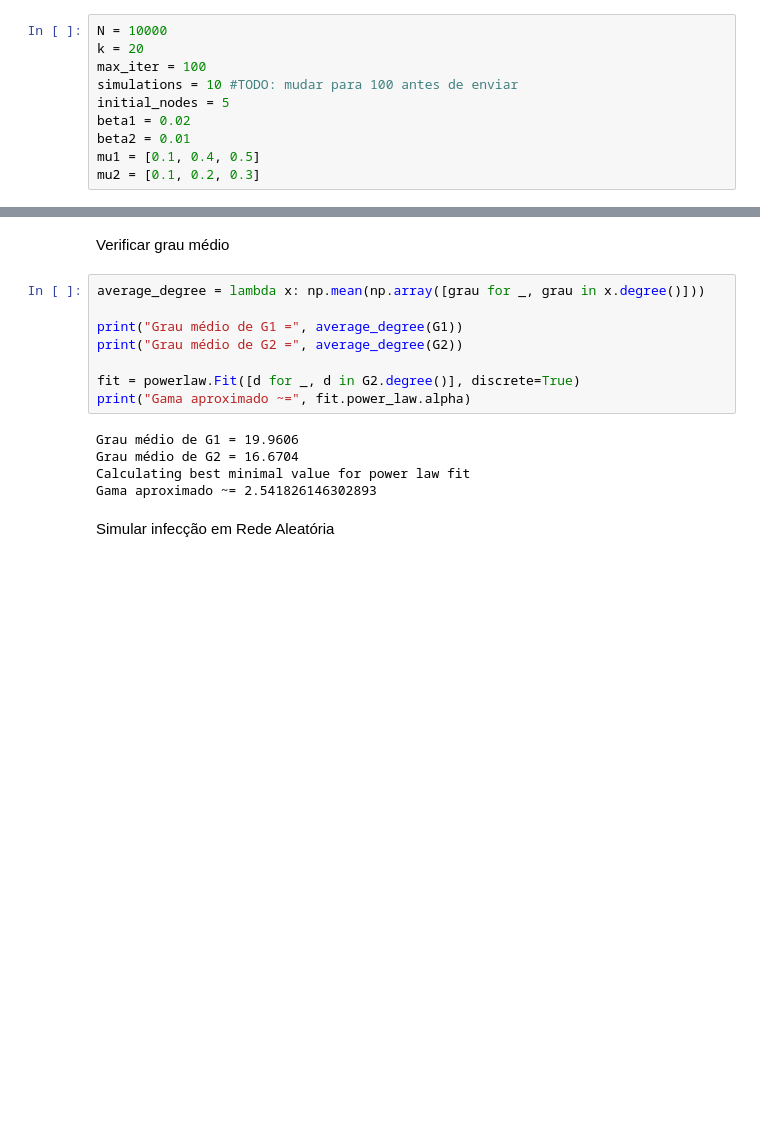
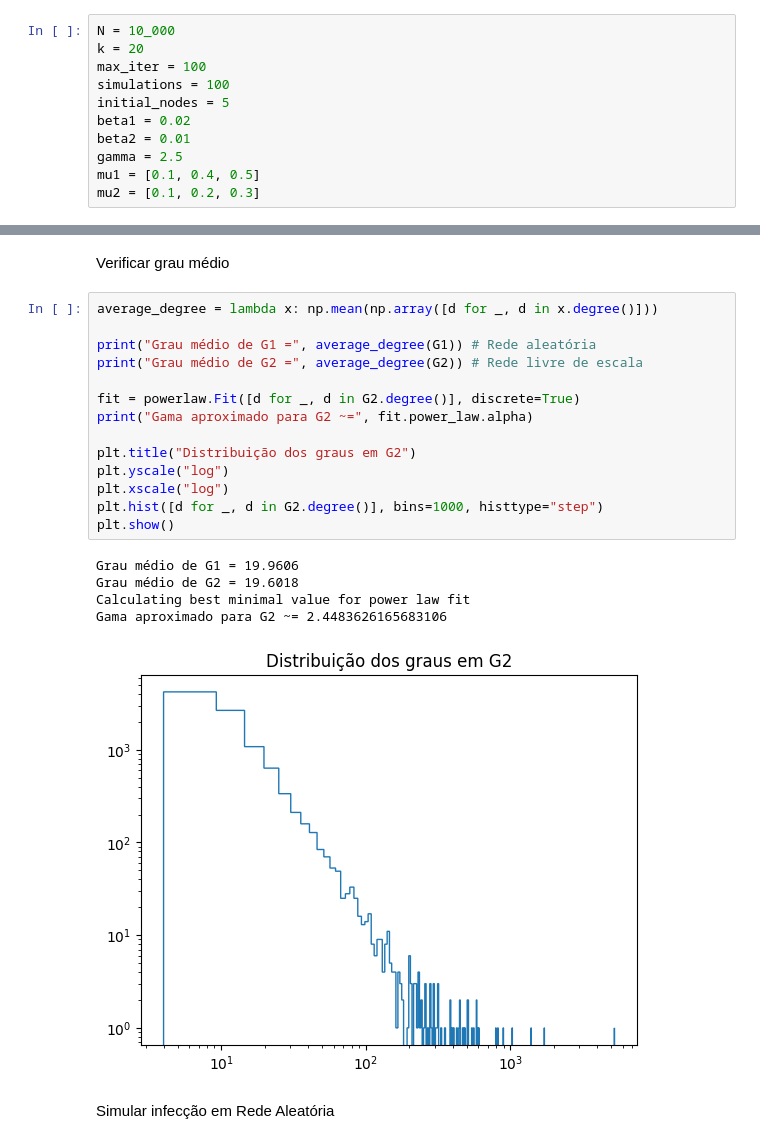
Before and after one commit to mistercapote/epidemic_simulation, a Jupyter notebook: epidemic_simulation.ipynb, the cells around one changed output, grey strips where cells are left out. Drawn from its saved outputs; the diff is of its cells as text; blank space fills up the shorter version.

```diff
--- a/epidemic_simulation.ipynb
+++ b/epidemic_simulation.ipynb
@@ -49,12 +8,13 @@ def simulate_infection(graph: nx.Graph, beta: float, mi: float, initial_nodes: i
 # %% [markdown]
 Constantes
 # %%
-N = 10000
+N = 10_000
 k = 20
 max_iter = 100
-simulations = 10 #TODO: mudar para 100 antes de enviar
+simulations = 100
 initial_nodes = 5
 beta1 = 0.02
 beta2 = 0.01
+gamma = 2.5
 mu1 = [0.1, 0.4, 0.5]
 mu2 = [0.1, 0.2, 0.3]
@@ -121,18 +69,25 @@ G2 = generate_powerlaw_degrees(N, gamma)
 # %% [markdown]
 Verificar grau médio
 # %%
-average_degree = lambda x: np.mean(np.array([grau for _, grau in x.degree()]))
+average_degree = lambda x: np.mean(np.array([d for _, d in x.degree()]))
 
-print("Grau médio de G1 =", average_degree(G1))
-print("Grau médio de G2 =", average_degree(G2))
+print("Grau médio de G1 =", average_degree(G1)) # Rede aleatória
+print("Grau médio de G2 =", average_degree(G2)) # Rede livre de escala
 
 fit = powerlaw.Fit([d for _, d in G2.degree()], discrete=True)
-print("Gama aproximado ~=", fit.power_law.alpha)
+print("Gama aproximado para G2 ~=", fit.power_law.alpha)
+
+plt.title("Distribuição dos graus em G2")
+plt.yscale("log")
+plt.xscale("log")
+plt.hist([d for _, d in G2.degree()], bins=1000, histtype="step")
+plt.show()
 # %% [output]
 Grau médio de G1 = 19.9606
-Grau médio de G2 = 16.6704
+Grau médio de G2 = 19.6018
 Calculating best minimal value for power law fit
-Gama aproximado ~= 2.541826146302893
+Gama aproximado para G2 ~= 2.4483626165683106
+[figure, added]
 # %% [markdown]
 Simular infecção em Rede Aleatória
 # %%
```
Also changed, not shown: parts of 16 cells of this notebook.
